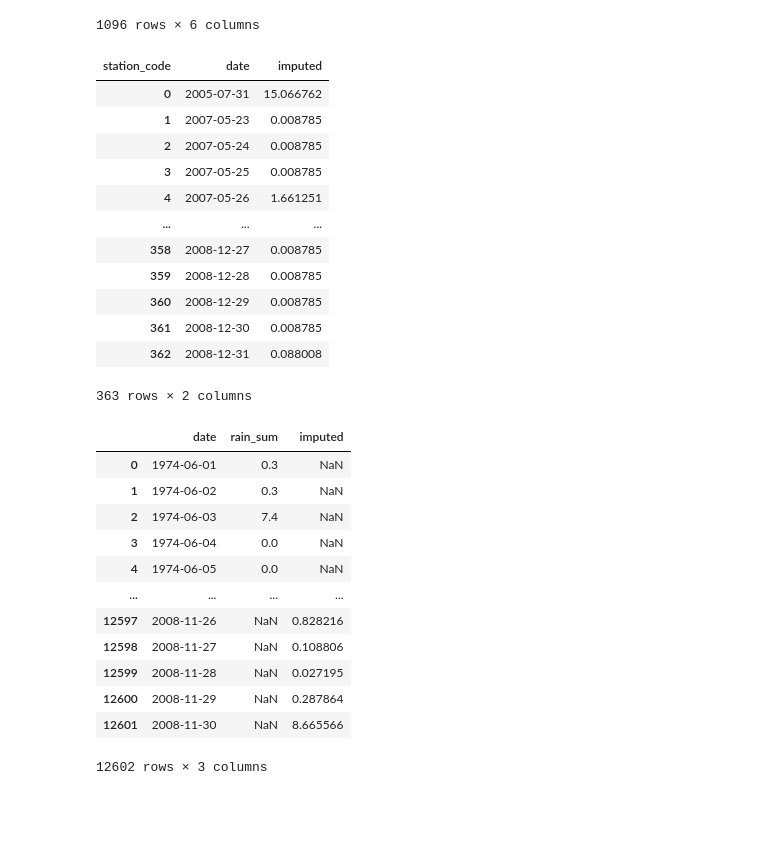
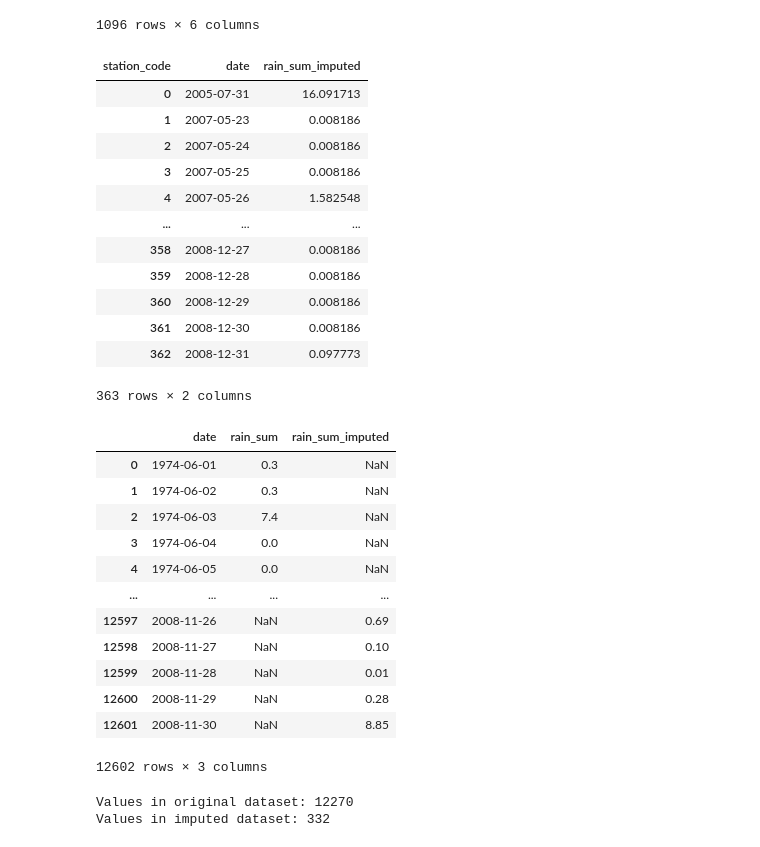
Before and after one commit to tomrooijakkers/data-science-portfolio, a Jupyter notebook: knmi-weather/03-knmi_spi_spei_analysis.ipynb, the cells around one changed output. Saved outputs shown, nothing was run; the diff lists cells and outputs as text; code cells hidden in the pictures; blank space fills up the shorter version.

```diff
--- a/knmi-weather/03-knmi_spi_spei_analysis.ipynb
+++ b/knmi-weather/03-knmi_spi_spei_analysis.ipynb
@@ -430,6 +429,8 @@ alpha = 0.5
 
 # Define the models and their parameter grids
 models_and_params = {
+    "LinearRegression":
+        (LinearRegression(), {}),
     "Ridge": (
         Ridge(),
         {
@@ -573,54 +575,54 @@ df_imp_sel
 | 2008-12-31 | NaN | 0.025 | 0.0 | 0.0 | 0.025 | 0.0 |
 1096 rows × 6 columns
 # %%
-# Now run the best imputer on the FULL to-impute dataset
-df_imputed = pd.DataFrame(data=best_imputer.transform(df_imp_sel),
+# Now fit and run the best imputer on the FULL to-impute dataset
+df_imputed = pd.DataFrame(data=best_imputer.fit_transform(df_imp_sel),
                           columns=df_imp_sel.columns,
                           index=df_imp_sel.index)
 
 # Only keep imputed values that were missing in dataset
 df_imputed["init_val"] = df_imp_sel[STN_CODE]
 df_imputed = df_imputed[df_imputed["init_val"].isna()]
 df_imputed = df_imputed.loc[:, [STN_CODE]]
 
 # Convert index type to DateTime
 df_imputed.index = pd.to_datetime(df_imputed.index)
 
 # Rename columns and reset 'date' col; show the result
 df_imputed = (df_imputed
-              .rename(columns={STN_CODE: "imputed"})
+              .rename(columns={STN_CODE: "rain_sum_imputed"})
               .reset_index())
 
 df_imputed
 # %% [output]
-| station_code | date | imputed |
-| 0 | 2005-07-31 | 15.066762 |
-| 1 | 2007-05-23 | 0.008785 |
-| 2 | 2007-05-24 | 0.008785 |
-| 3 | 2007-05-25 | 0.008785 |
-| 4 | 2007-05-26 | 1.661251 |
+| station_code | date | rain_sum_imputed |
+| 0 | 2005-07-31 | 16.091713 |
+| 1 | 2007-05-23 | 0.008186 |
+| 2 | 2007-05-24 | 0.008186 |
+| 3 | 2007-05-25 | 0.008186 |
+| 4 | 2007-05-26 | 1.582548 |
 | ... | ... | ... |
-| 358 | 2008-12-27 | 0.008785 |
-| 359 | 2008-12-28 | 0.008785 |
-| 360 | 2008-12-29 | 0.008785 |
-| 361 | 2008-12-30 | 0.008785 |
-| 362 | 2008-12-31 | 0.088008 |
+| 358 | 2008-12-27 | 0.008186 |
+| 359 | 2008-12-28 | 0.008186 |
+| 360 | 2008-12-29 | 0.008186 |
+| 361 | 2008-12-30 | 0.008186 |
+| 362 | 2008-12-31 | 0.097773 |
 363 rows × 2 columns
 # %%
-df_rain.merge(df_imputed, how="left", on="date")
+df_rain_all = df_rain.merge(df_imputed, how="left", on="date").round(2)
 
-# df_rain[df_rain["rain_sum"].isna()]
+df_rain_all
 # %% [output]
-|  | date | rain_sum | imputed |
+|  | date | rain_sum | rain_sum_imputed |
 | 0 | 1974-06-01 | 0.3 | NaN |
 | 1 | 1974-06-02 | 0.3 | NaN |
 | 2 | 1974-06-03 | 7.4 | NaN |
 | 3 | 1974-06-04 | 0.0 | NaN |
 | 4 | 1974-06-05 | 0.0 | NaN |
 | ... | ... | ... | ... |
-| 12597 | 2008-11-26 | NaN | 0.828216 |
-| 12598 | 2008-11-27 | NaN | 0.108806 |
-| 12599 | 2008-11-28 | NaN | 0.027195 |
-| 12600 | 2008-11-29 | NaN | 0.287864 |
-| 12601 | 2008-11-30 | NaN | 8.665566 |
+| 12597 | 2008-11-26 | NaN | 0.69 |
+| 12598 | 2008-11-27 | NaN | 0.10 |
+| 12599 | 2008-11-28 | NaN | 0.01 |
+| 12600 | 2008-11-29 | NaN | 0.28 |
+| 12601 | 2008-11-30 | NaN | 8.85 |
 12602 rows × 3 columns
@@ -628,0 +629,6 @@ df_rain.merge(df_imputed, how="left", on="date")
+# %%
+print(f"Values in original dataset: {df_rain_all["rain_sum"].notna().sum()}"
+      f"\nValues in imputed dataset: {df_rain_all["rain_sum_imputed"].notna().sum()}")
+# %% [output]
+Values in original dataset: 12270
+Values in imputed dataset: 332
```
Also changed, not shown: parts of 24 cells of this notebook.
